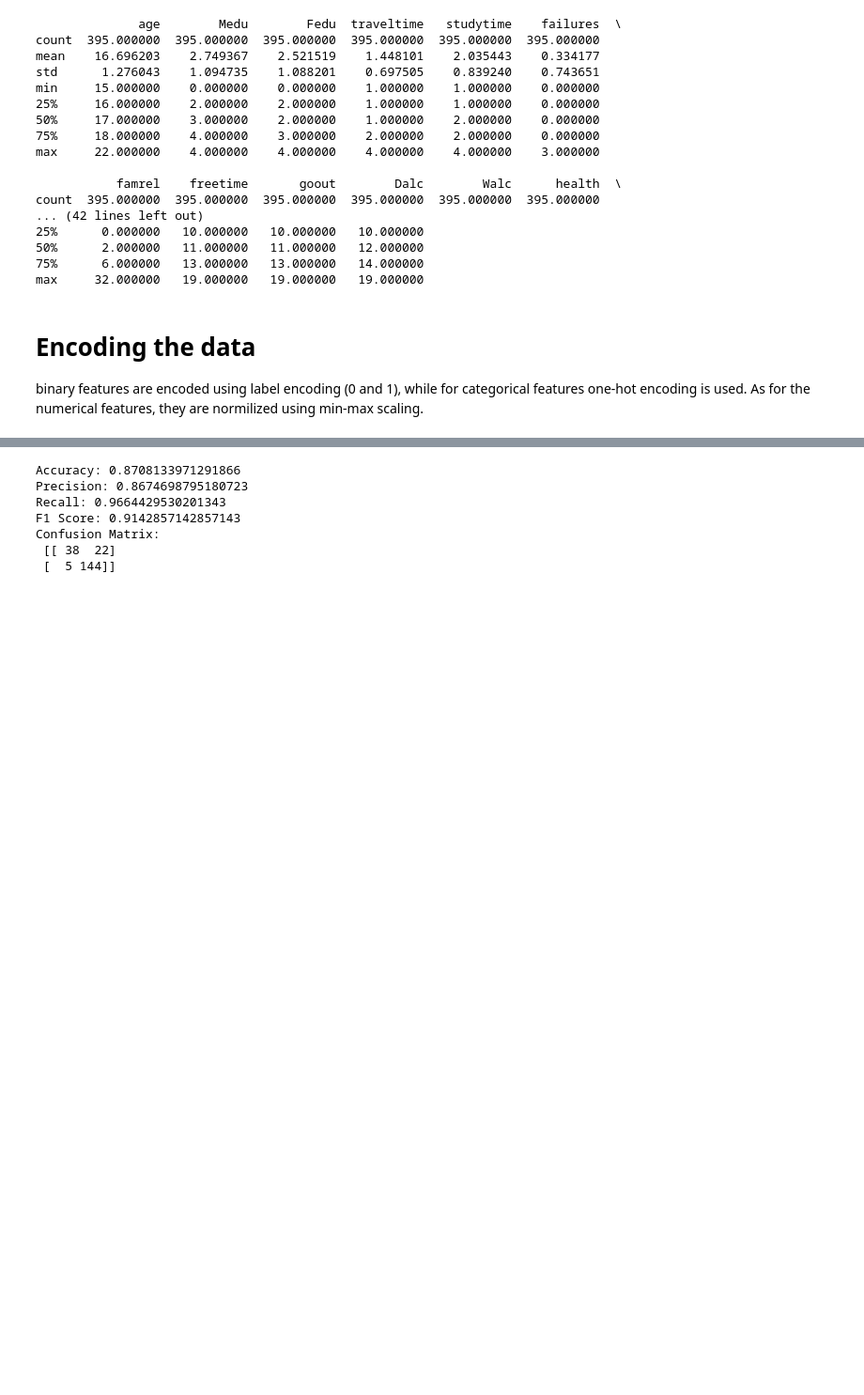
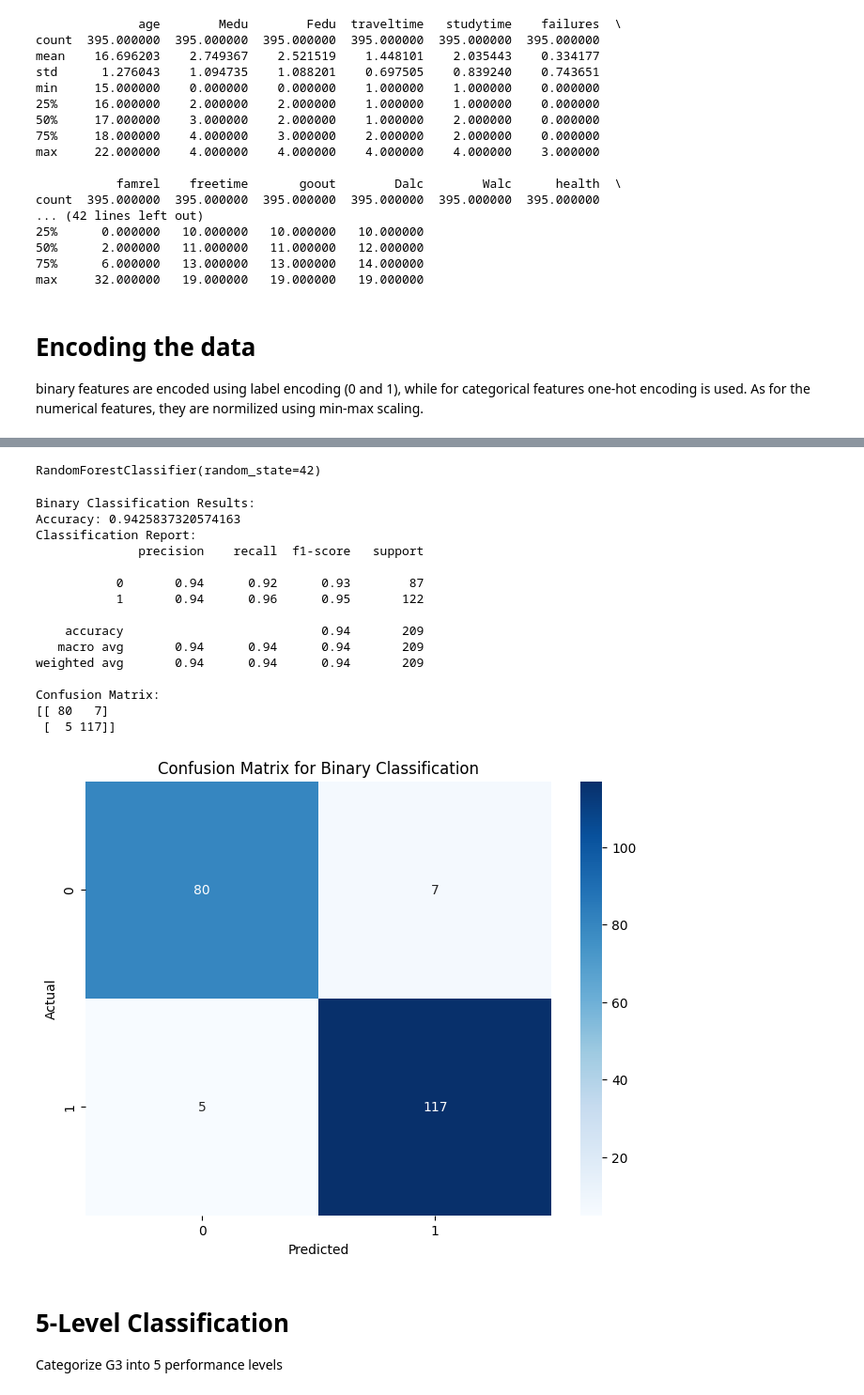
Before and after one commit to en765/projekt-R, a Jupyter notebook: testiranje/klasifikacijski_modeli/combined/RandomForestClassifier.ipynb, the cells around one changed output, grey strips where cells are left out. Shown at 94% size. Cells and saved outputs as stored; diff of their text form; code cells hidden in the pictures; blank space fills up the shorter version.

```diff
--- a/testiranje/klasifikacijski_modeli/combined/RandomForestClassifier.ipynb
+++ b/testiranje/klasifikacijski_modeli/combined/RandomForestClassifier.ipynb
@@ -97,9 +98,12 @@ combined_data[numeric_features] = scaler.fit_transform(combined_data[numeric_fea
 # %%
 # Create a binary target variable
-combined_data['Pass'] = (combined_data['G3'] >= 0.5).astype(int)
-X = combined_data.drop(columns=['G3', 'Pass'])
-y = combined_data['Pass']
+combined_data['G3_binary'] = (combined_data['G3'] > 0.5).astype(int)
+
+# Define features and target
+X_binary = combined_data.drop(columns=['G3', 'G3_binary'])
+y_binary = combined_data['G3_binary']
 # %%
-# Spliting the data = 80% training, 20% testing
 # Split the data
-X_train, X_test, y_train, y_test = train_test_split(X, y, test_size=0.2, random_state=42)
+X_train_binary, X_test_binary, y_train_binary, y_test_binary = train_test_split(
+    X_binary, y_binary, test_size=0.2, random_state=42
+)
@@ -115,23 +110,43 @@ y_pred = rf_model.predict(X_test)
-# %%
-# Evaluate the Random Forest Classifier
-accuracy = accuracy_score(y_test, y_pred)
-precision = precision_score(y_test, y_pred)
-recall = recall_score(y_test, y_pred)
-f1 = f1_score(y_test, y_pred)
-
-print("Accuracy:", accuracy)
-print("Precision:", precision)
-print("Recall:", recall)
-print("F1 Score:", f1)
-
-# Display confusion matrix
-conf_matrix = confusion_matrix(y_test, y_pred)
-print("Confusion Matrix:\n", conf_matrix)
-# %% [output]
-Accuracy: 0.8708133971291866
-Precision: 0.8674698795180723
-Recall: 0.9664429530201343
-F1 Score: 0.9142857142857143
-Confusion Matrix:
- [[ 38  22]
- [  5 144]]
+# %%
+# Train Random Forest Classifier
+rf_binary = RandomForestClassifier(random_state=42)
+rf_binary.fit(X_train_binary, y_train_binary)
+# %% [output]
+RandomForestClassifier(random_state=42)
+# %%
+# Predict and evaluate
+y_pred_binary = rf_binary.predict(X_test_binary)
+print("Binary Classification Results:")
+print(f"Accuracy: {accuracy_score(y_test_binary, y_pred_binary)}")
+print("Classification Report:")
+print(classification_report(y_test_binary, y_pred_binary))
+print("Confusion Matrix:")
+print(confusion_matrix(y_test_binary, y_pred_binary))
+
+# Visualize the confusion matrix
+plt.figure(figsize=(8, 6))
+sns.heatmap(confusion_matrix(y_test_binary, y_pred_binary), annot=True, fmt="d", cmap="Blues")
+plt.xlabel("Predicted")
+plt.ylabel("Actual")
+plt.title("Confusion Matrix for Binary Classification")
+plt.show()
+# %% [output]
+Binary Classification Results:
+Accuracy: 0.9425837320574163
+Classification Report:
+              precision    recall  f1-score   support
+
+           0       0.94      0.92      0.93        87
+           1       0.94      0.96      0.95       122
+
+    accuracy                           0.94       209
+   macro avg       0.94      0.94      0.94       209
+weighted avg       0.94      0.94      0.94       209
+
+Confusion Matrix:
+[[ 80   7]
+ [  5 117]]
+[figure, added]
+# %% [markdown]
+# 5-Level Classification
+Categorize G3 into 5 performance levels
```
Also changed, not shown: parts of 13 cells of this notebook.
